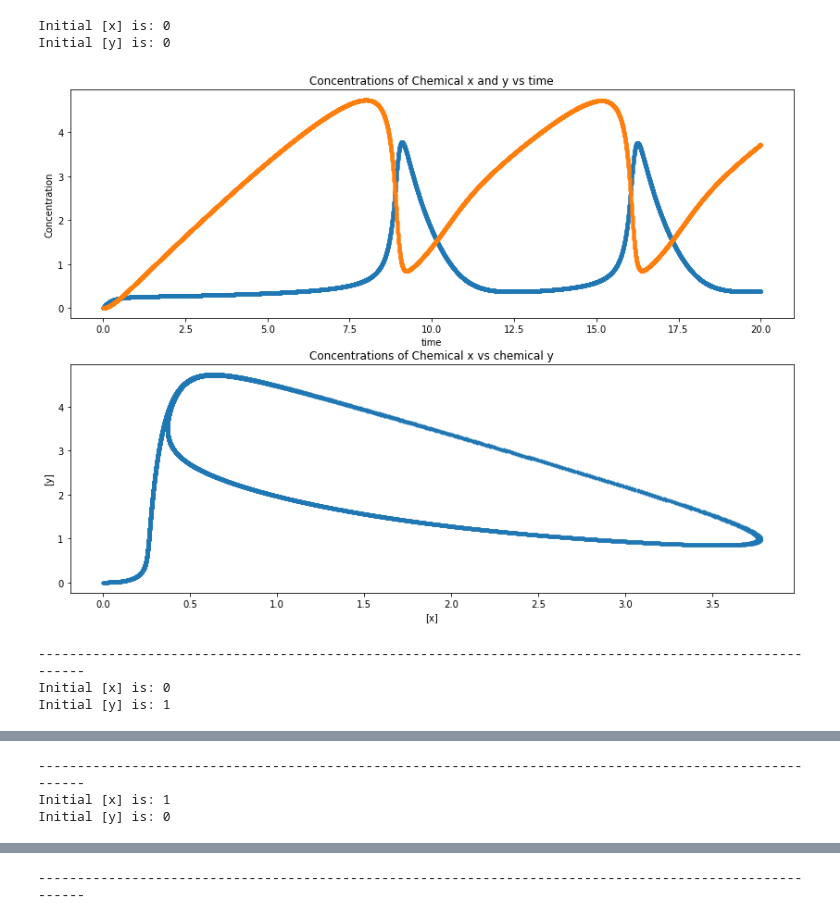
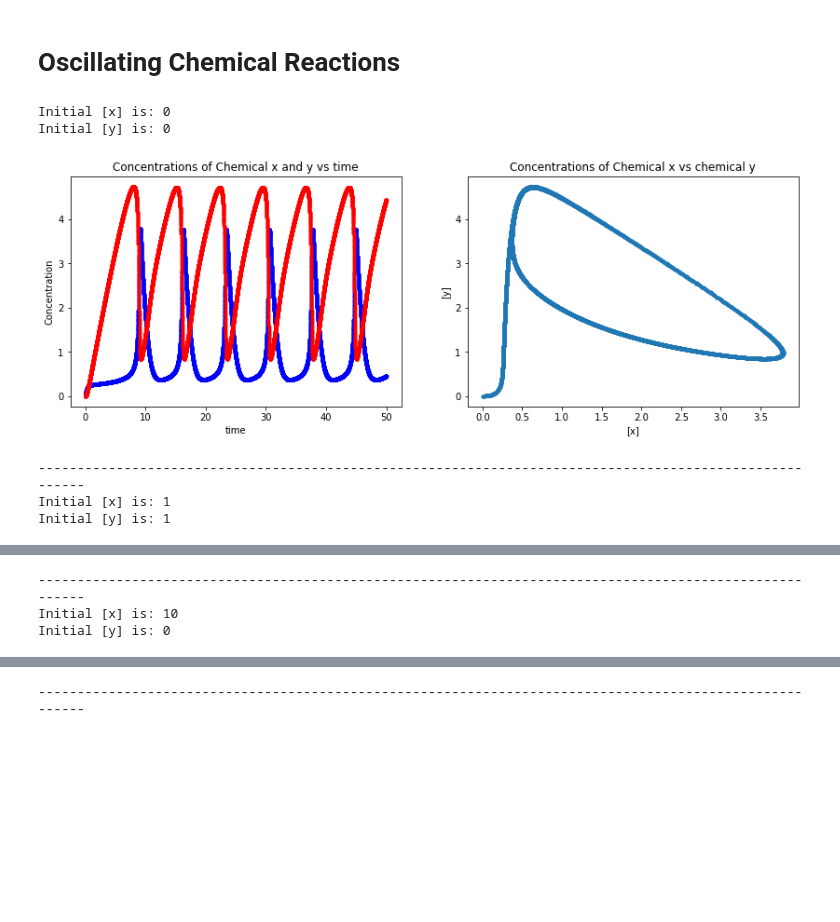
Before and after one commit to chan8005/Project-1, a Jupyter notebook: Project1- Oscillating Chemical Reaction.ipynb, the cells around one changed output, grey strips where cells are left out. Drawn from its saved outputs; the diff is of its cells as text; code cells hidden in the pictures; blank space fills up the shorter version.

```diff
--- a/Project1- Oscillating Chemical Reaction.ipynb
+++ b/Project1- Oscillating Chemical Reaction.ipynb
@@ -1,3 +1,5 @@
+# %% [markdown]
+# Oscillating Chemical Reactions
 # %%
 import matplotlib.pylab as plt
 import numpy as np
@@ -6,7 +8,7 @@ import numpy as np
 
 #Absolute constants
 t_init= 0          # inital time
-t_final= 20        # time to end data collection
+t_final= 50       # time to end data collection
 N= 10000            # number of steps to take between start and end time
 h= (t_final - t_init)/N  #delta t
 
@@ -42,39 +44,39 @@ def plots(a,b,x,y):
 # %%
 #changing initial concentraitons with fixed ab values
 a= 1               # constant
 b= 3
 
-xy= [(0,0),(0,1),(1,0)]
+xy= [(0,0),(1,1),(10,0)]
 
 for n in xy:
     x= n[0]
     y= n[1]
 
     print ("Initial [x] is:",x)
     print ("Initial [y] is:",y)
     xarray,yarray,tpoints = plots(a,b,x,y)
 
     plt.figure(figsize=(14, 10))
-    plt.subplot (211)
-    plt.plot(tpoints,xarray,".", label= "[x]")
-    plt.plot(tpoints,yarray,".",label= "[y]")
+    plt.subplot (221)
+    plt.plot(tpoints,xarray,"b.", label= "[x]")
+    plt.plot(tpoints,yarray,"r.",label= "[y]")
     plt.ylabel("Concentration")
     plt.xlabel("time")
     plt.title("Concentrations of Chemical x and y vs time")
 
-    plt.subplot (212)
+    plt.subplot (222)
     plt.plot(xarray,yarray,".")
 
     plt.ylabel("[y]")
     plt.xlabel("[x]")
     plt.title("Concentrations of Chemical x vs chemical y")
     legend = plt.legend(loc='upper right', shadow=True)
     plt.show()
     print("--------------------------------------------------------------------------------------------------------")
 # %% [output]
 Initial [x] is: 0
 Initial [y] is: 0
-[figure, old version]
+[figure, new version]
 --------------------------------------------------------------------------------------------------------
-Initial [x] is: 0
+Initial [x] is: 1
 Initial [y] is: 1
@@ -82,3 +84,3 @@ Initial [y] is: 1
 --------------------------------------------------------------------------------------------------------
-Initial [x] is: 1
+Initial [x] is: 10
 Initial [y] is: 0
```
Also changed, not shown: parts of 4 cells of this notebook.
